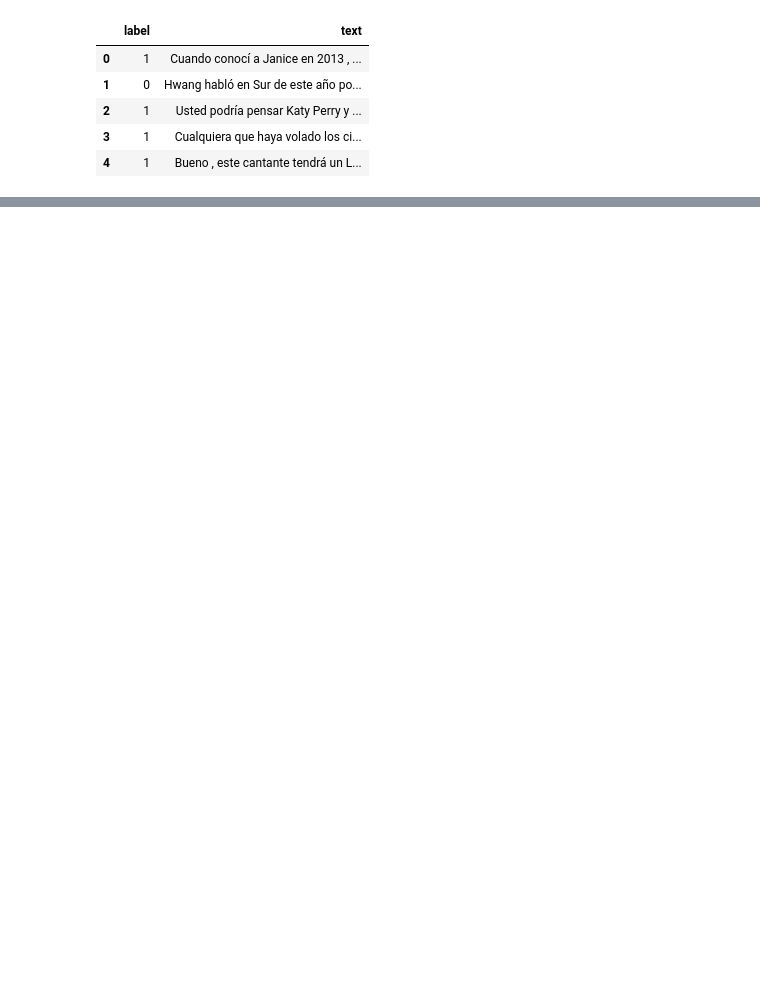
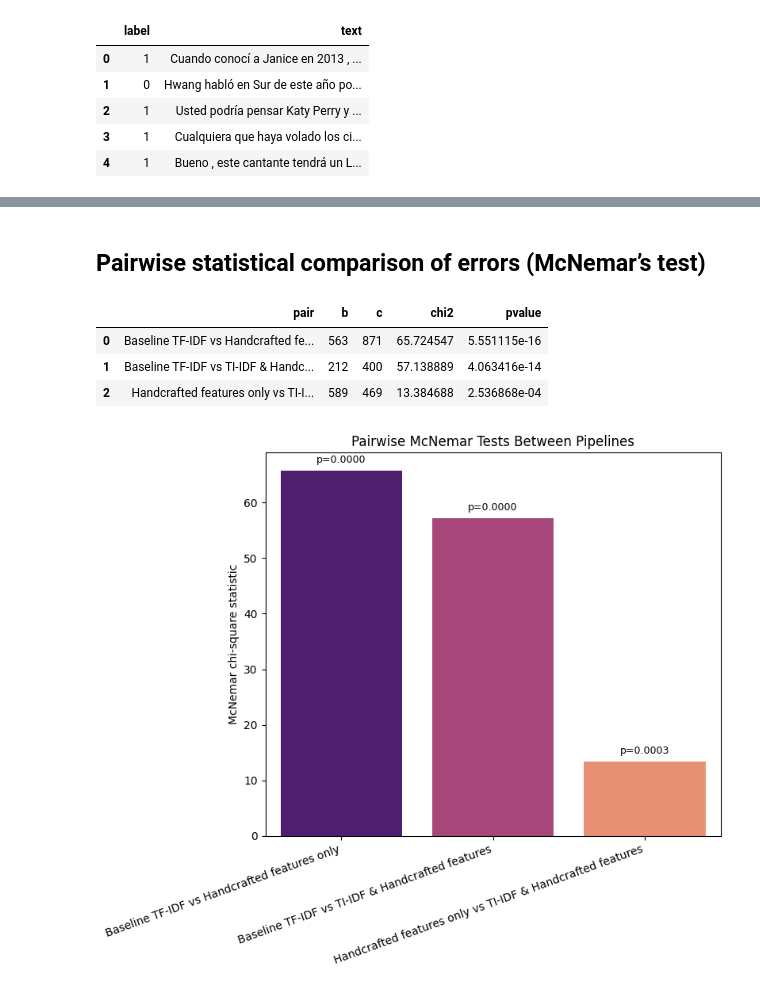
Before and after one commit to Funnear/project-3-nlp, a Jupyter notebook: notebooks/2_Feature_pipeline.ipynb, the cells around one changed output, grey strips where cells are left out. Drawn from its saved outputs; the diff is of its cells as text; code cells hidden in the pictures; blank space fills up the shorter version.

```diff
--- a/notebooks/2_Feature_pipeline.ipynb
+++ b/notebooks/2_Feature_pipeline.ipynb
@@ -47,0 +402,73 @@ df.head(5)
+# %% [markdown]
+## Pairwise statistical comparison of errors (McNemar’s test)
+# %%
+# TODO: export to utils
+
+def mcnemar_basic(model_a, model_b):
+    y_true = y_val.to_numpy()
+    ya = accuracy_evaluation_results[model_a]["y_pred"]
+    yb = accuracy_evaluation_results[model_b]["y_pred"]
+
+    a_correct_b_wrong = np.sum((ya == y_true) & (yb != y_true))
+    a_wrong_b_correct = np.sum((ya != y_true) & (yb == y_true))
+
+    b = a_correct_b_wrong
+    c = a_wrong_b_correct
+
+    if b + c == 0:
+        stat = 0.0
+        p = 1.0
+    else:
+        stat = (abs(b - c) - 1)**2 / (b + c)
+        p = 1 - chi2.cdf(stat, df=1)
+
+    return {
+        "pair": f"{model_a} vs {model_b}",
+        "b": b,
+        "c": c,
+        "chi2": stat,
+        "pvalue": p,
+    }
+
+pairs = [
+    ("Baseline TF-IDF", "Handcrafted features only"),
+    ("Baseline TF-IDF", "TI-IDF & Handcrafted features"),
+    ("Handcrafted features only", "TI-IDF & Handcrafted features"),
+]
+
+mcnemar_rows = [mcnemar_basic(a, b) for a, b in pairs]
+mcnemar_df = pd.DataFrame(mcnemar_rows)
+mcnemar_df
+# %% [output]
+|  | pair | b | c | chi2 | pvalue |
+| 0 | Baseline TF-IDF vs Handcrafted fe... | 563 | 871 | 65.724547 | 5.551115e-16 |
+| 1 | Baseline TF-IDF vs TI-IDF & Handc... | 212 | 400 | 57.138889 | 4.063416e-14 |
+| 2 | Handcrafted features only vs TI-I... | 589 | 469 | 13.384688 | 2.536868e-04 |
+# %%
+plt.figure(figsize=(8, 7))
+ax = sns.barplot(
+    data=mcnemar_df,
+    x="pair",
+    y="chi2",
+    palette="magma"
+)
+plt.ylabel("McNemar chi-square statistic")
+plt.xlabel("")
+plt.title("Pairwise McNemar Tests Between Pipelines")
+
+# annotate p-values above bars
+for i, row in mcnemar_df.iterrows():
+    ax.text(
+        i,
+        row["chi2"] + 1,
+        f"p={row['pvalue']:.4f}",
+        ha="center",
+        va="bottom",
+        fontsize=9,
+    )
+
+plt.xticks(rotation=20, ha="right")
+plt.tight_layout()
+plt.show()
+# %% [output]
+[figure, added]
```
Also changed, not shown: parts of 29 cells of this notebook, 6 other files.
